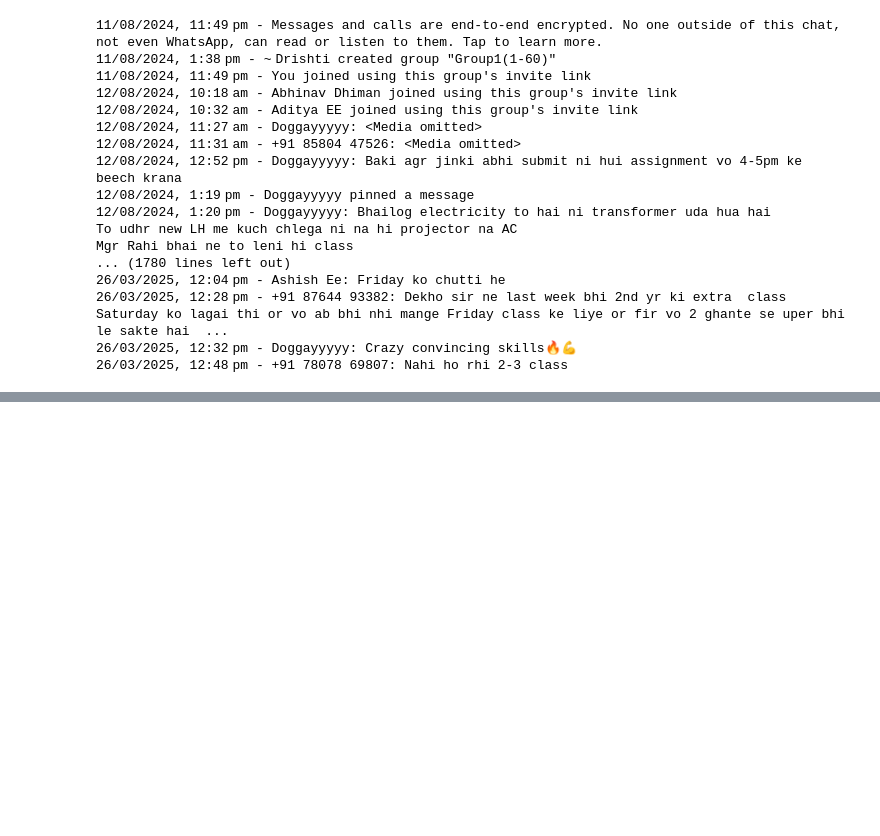
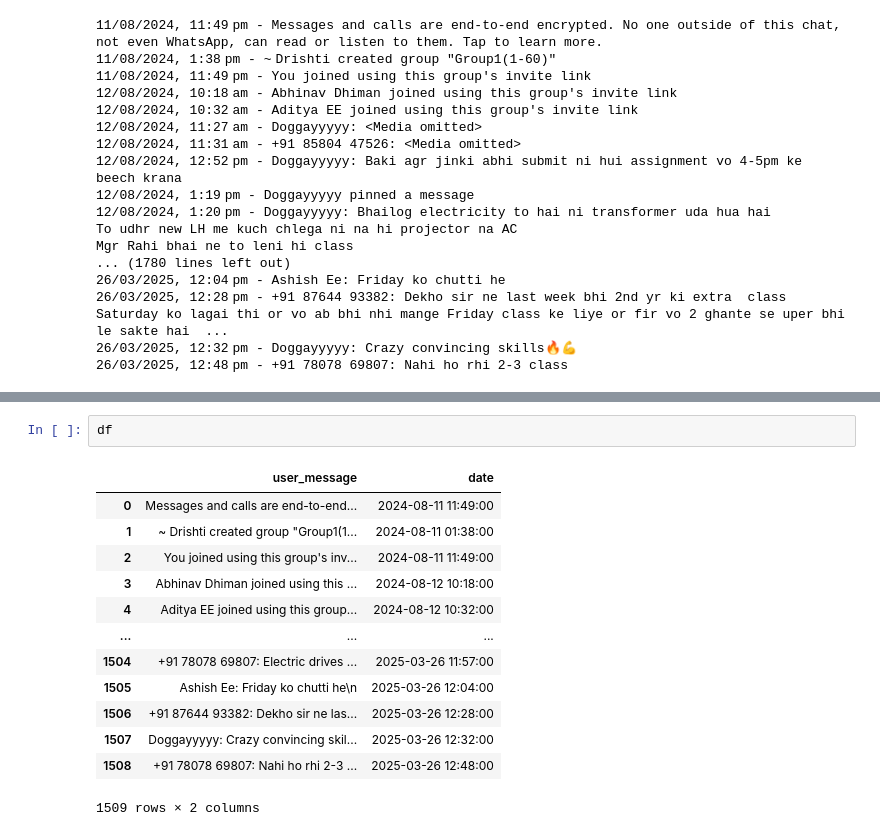
Before and after one commit to anshul-samyal/WhatsApp-Chat-Analyzer, a Jupyter notebook: whatsapp_chat.ipynb, the cells around one changed output, grey strips where cells are left out. Drawn from its saved outputs; the diff is of its cells as text; blank space fills up the shorter version.

```diff
--- a/whatsapp_chat.ipynb
+++ b/whatsapp_chat.ipynb
@@ -47,0 +93,16 @@ dates
+# %%
+df
+# %% [output]
+|  | user_message | date |
+| 0 | Messages and calls are end-to-end... | 2024-08-11 11:49:00 |
+| 1 | ~ Drishti created group "Group1(1... | 2024-08-11 01:38:00 |
+| 2 | You joined using this group's inv... | 2024-08-11 11:49:00 |
+| 3 | Abhinav Dhiman joined using this ... | 2024-08-12 10:18:00 |
+| 4 | Aditya EE joined using this group... | 2024-08-12 10:32:00 |
+| ... | ... | ... |
+| 1504 | +91 78078 69807: Electric drives ... | 2025-03-26 11:57:00 |
+| 1505 | Ashish Ee: Friday ko chutti he\n | 2025-03-26 12:04:00 |
+| 1506 | +91 87644 93382: Dekho sir ne las... | 2025-03-26 12:28:00 |
+| 1507 | Doggayyyyy: Crazy convincing skil... | 2025-03-26 12:32:00 |
+| 1508 | +91 78078 69807: Nahi ho rhi 2-3 ... | 2025-03-26 12:48:00 |
+1509 rows × 2 columns
```
Also changed, not shown: parts of 10 cells of this notebook.
